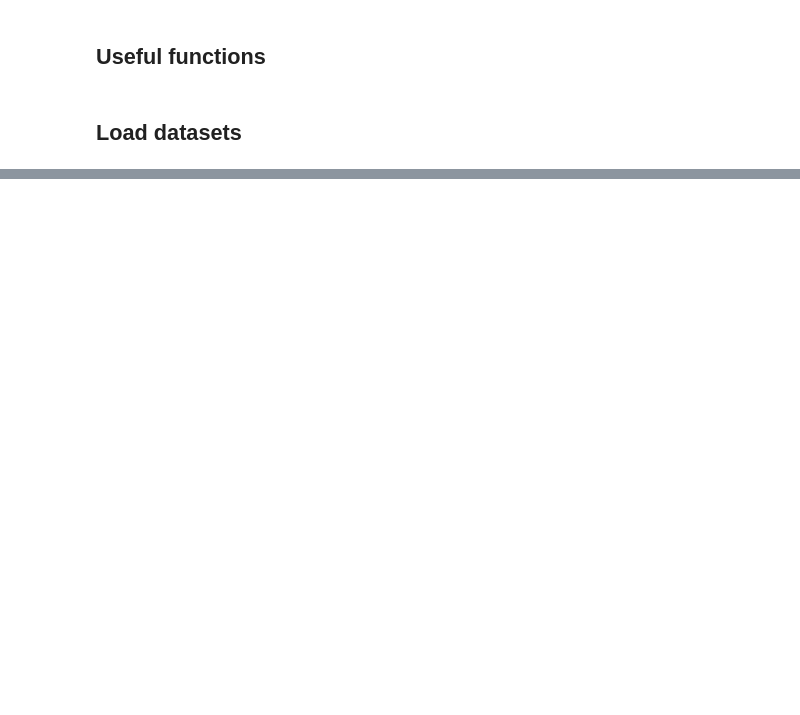
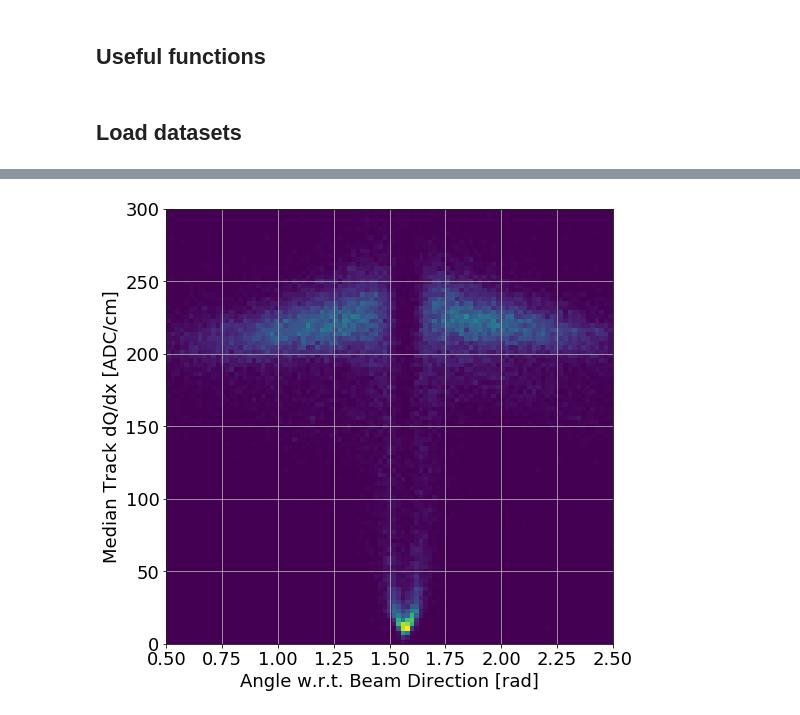
Before and after one commit to davidc1/StopMuCalibration, a Jupyter notebook: Calibration.ipynb, the cells around one changed output, grey strips where cells are left out. Drawn from its saved outputs; the diff is of its cells as text; code cells hidden in the pictures; blank space fills up the shorter version.

```diff
--- a/Calibration.ipynb
+++ b/Calibration.ipynb
@@ -46,2 +79,14 @@ df.query('end_x_fiducial == True')['_trk_end_x'].hist(bins=200)
 # %%
-selected_df = df.query('start_is_fiducial==False & end_is_fiducial==False & _trk_len>50')
+selected_df = df.query('start_is_fiducial==False & end_is_fiducial==False & _trk_len>50 and _pl==2')
+# %%
+theta_v = selected_df['theta'].values
+dqdx_v = selected_df['median_dqdx'].values
+# %%
+fig = plt.figure(figsize=(8,8))
+plt.hist2d(theta_v,dqdx_v,bins=(np.linspace(0.5,2.5,100),np.linspace(0,300,100)))
+plt.grid()
+plt.xlabel('Angle w.r.t. Beam Direction [rad]')
+plt.ylabel('Median Track dQ/dx [ADC/cm]')
+plt.show()
+# %% [output]
+[figure, added]
```
Also changed, not shown: parts of 15 cells of this notebook, 3 other files.
